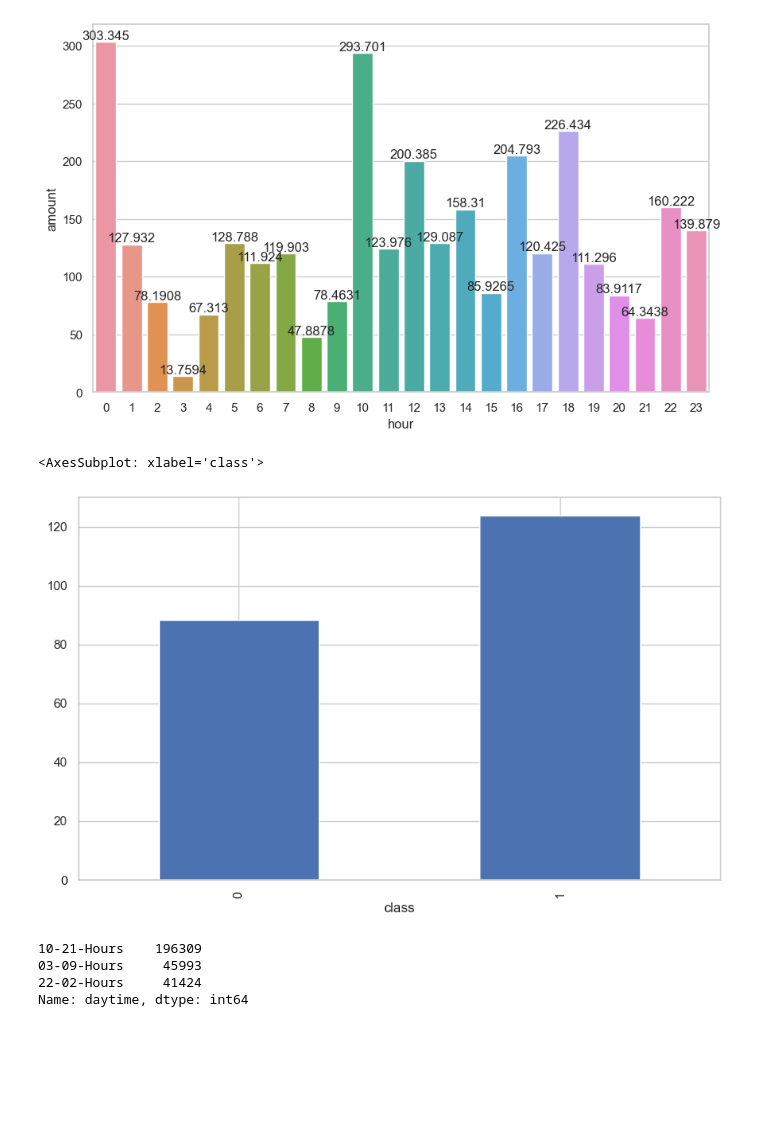
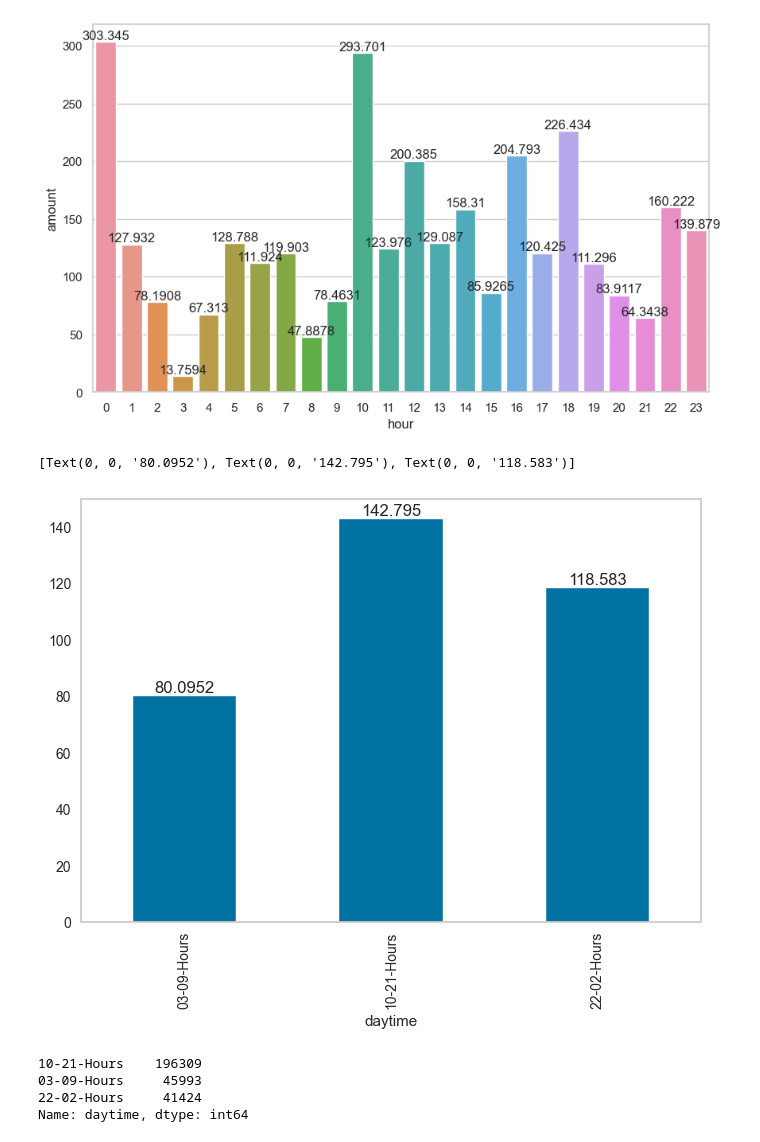
Before and after one commit to Kadir-Ozkan/Credit-Card-Fraud-Detection, a Jupyter notebook: Fraud_Detection_G2_8_11_Ver_4.ipynb, the cells around one changed output. Drawn from its saved outputs; the diff is of its cells as text; code cells hidden in the pictures; blank space fills up the shorter version.

```diff
--- a/Fraud_Detection_G2_8_11_Ver_4.ipynb
+++ b/Fraud_Detection_G2_8_11_Ver_4.ipynb
@@ -573,10 +593,11 @@ plt.show()
 # %% [output]
 [figure]
 # %%
-df.groupby(df['class'])['amount'].mean().plot(kind='bar')
+ax = fraud_df.groupby(fraud_df['daytime'])['amount'].mean().plot(kind='bar')
+plt.bar_label(ax.containers[0])
 # %% [output]
-<AxesSubplot: xlabel='class'>
+[Text(0, 0, '80.0952'), Text(0, 0, '142.795'), Text(0, 0, '118.583')]
-[figure, old version]
+[figure, new version]
 # %%
 df["daytime"] = df["hour"].map(lambda x:  "22-02-Hours" if x in [22,23,0,1,2] else "03-09-Hours" if x in [3,4,5,6,7,8,9] else "10-21-Hours")
 df["daytime"].value_counts()
```
Also changed, not shown: parts of 10 cells of this notebook.
